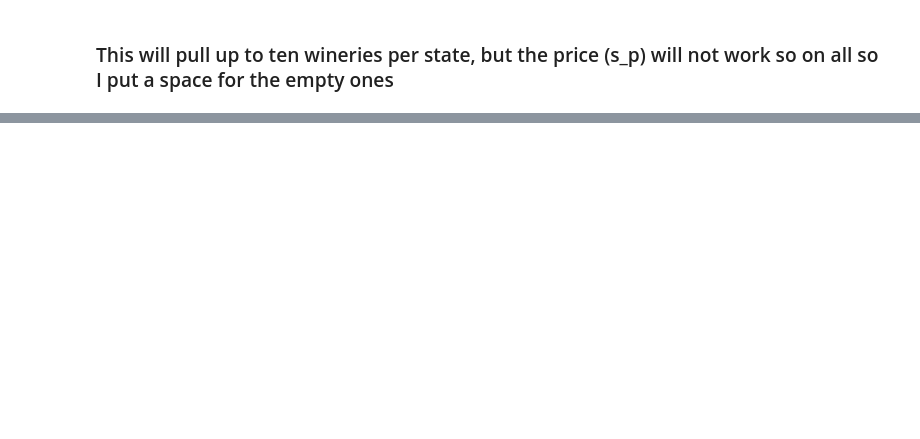
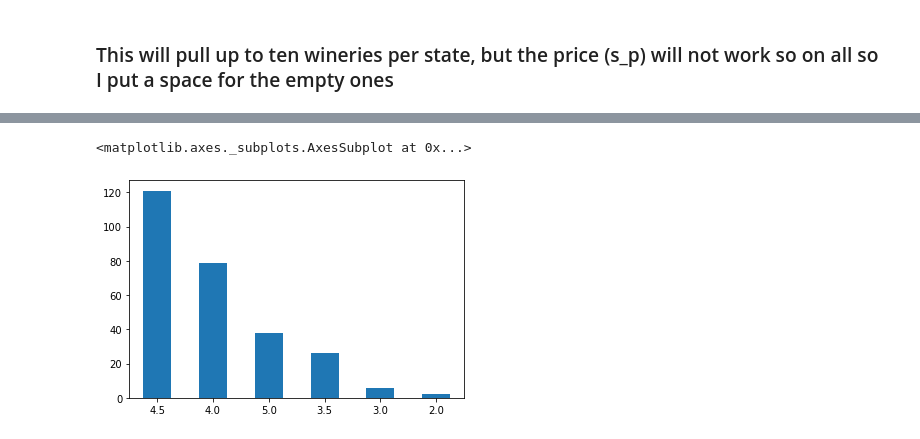
Before and after one commit to Asiha14/Got-Wine, a Jupyter notebook: Got-Wine.ipynb, the cells around one changed output, grey strips where cells are left out. Drawn from its saved outputs; the diff is of its cells as text; code cells hidden in the pictures; blank space fills up the shorter version.

```diff
--- a/Got-Wine.ipynb
+++ b/Got-Wine.ipynb
@@ -79,0 +105,3 @@ s_wine_df
+# %%
+df= pd.read_csv('df.csv')
+df
@@ -79,0 +122,3 @@ s_wine_df
+# %%
+df['Price Numerical'] =""
+df
@@ -79,0 +168,4 @@ s_wine_df
+# %%
+trim = df['Price'] != " "
+trim_df = df[trim]
+trim_df
@@ -79,0 +186,28 @@ s_wine_df
+# %%
+north = ['IL', 'IN', 'MI', 'MN', 'OH', 'WI']
+northeast = ['CT', 'ME', 'MA', 'NH', 'RI', 'VT', 'NJ', 'NY', 'PA']
+south = ['AR', 'LA', 'OK', 'TX', 'AL', 'FL', 'GA', 'MS', 'SC']
+midsouth = ['DE', 'DC', 'KY', 'MD', 'NC', 'TN', 'VA', 'WV']
+midwest = ['IA', 'KS', 'MO', 'NE', 'ND', 'SD']
+west = ['CA', 'HI', 'NV', 'AZ', 'CO', 'ID', 'MT', 'NM', 'UT', 'WY']
+northwest = ['OR', 'WA', 'AK']
+trim_df['Region']=""
+
+for index, r in trim_df.iterrows():
+    if r['State'] in north:
+        trim_df.loc[index,'Region'] = "N"
+    elif r['State'] in northeast:
+        trim_df.loc[index,'Region'] = "NE"
+    elif r['State'] in south:
+        trim_df.loc[index,'Region'] = "S"
+    elif r['State'] in midsouth:
+        trim_df.loc[index,'Region'] = "MS"
+    elif r['State'] in midwest:
+        trim_df.loc[index,'Region'] = "MW"
+    elif r['State'] in west:
+        trim_df.loc[index,'Region'] = "W"
+    else:
+        trim_df.loc[index,'Region'] = "NE"
+
+
+trim_df
@@ -79,0 +246,6 @@ s_wine_df
+# %%
+rate = trim_df['Rating'].value_counts()
+rate.plot( kind='bar', rot=0)
+# %% [output]
+<matplotlib.axes._subplots.AxesSubplot at 0x...>
+[figure, added]
```
Also changed, not shown: parts of 17 cells of this notebook, 2 other files.
